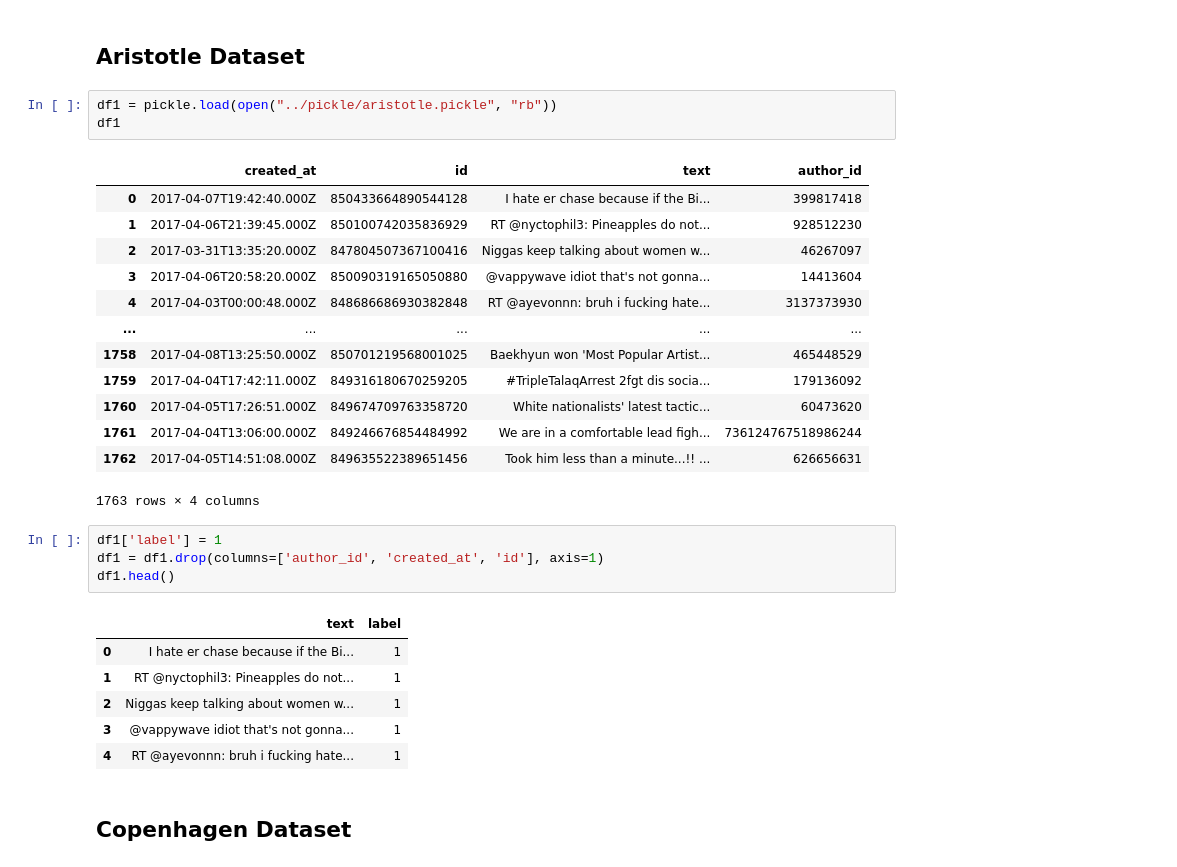
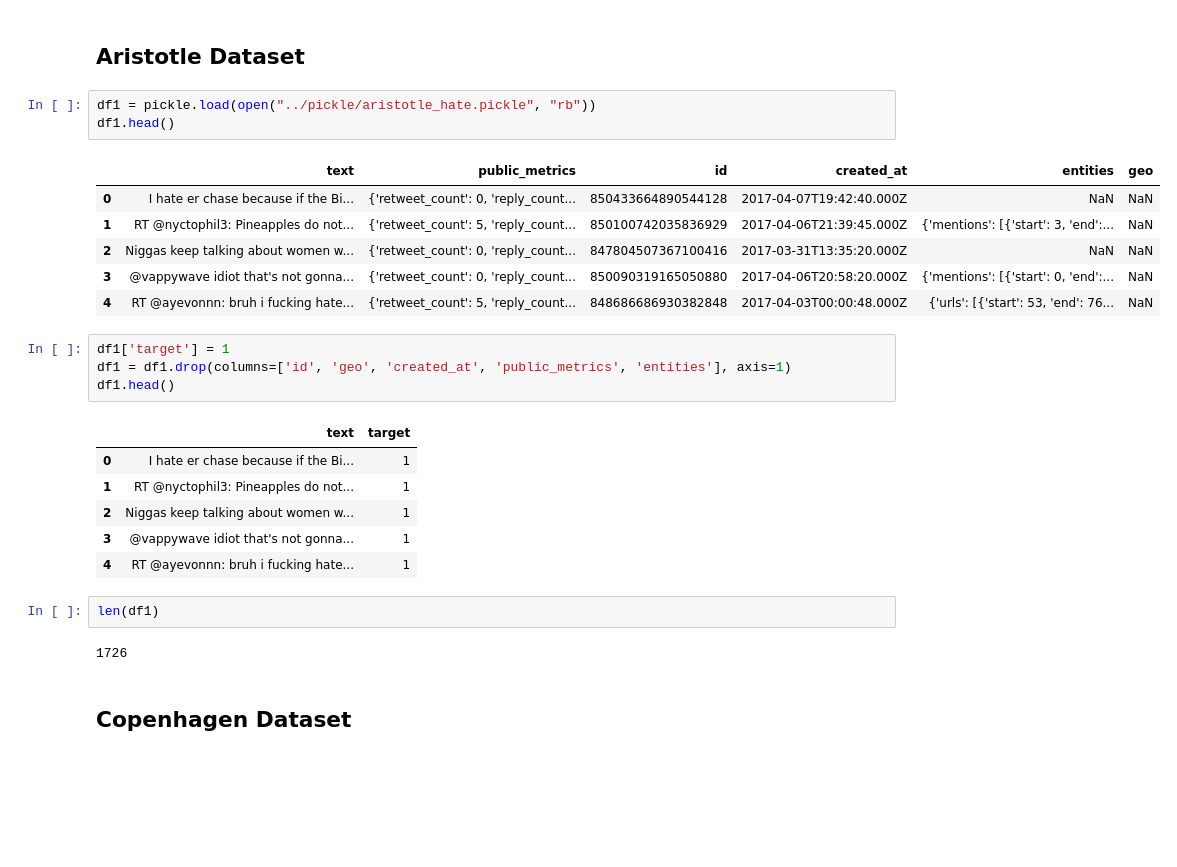
Before and after one commit to datascisteven/Automated-Hate-Tweet-Detection, a Jupyter notebook: notebooks/balanced.ipynb, the cells around one changed output. Saved outputs shown, nothing was run; the diff lists cells and outputs as text; blank space fills up the shorter version.

```diff
--- a/notebooks/balanced.ipynb
+++ b/notebooks/balanced.ipynb
@@ -19,33 +18,30 @@ from sklearn.model_selection import train_test_split
 # %% [markdown]
 ## Aristotle Dataset
 # %%
-df1 = pickle.load(open("../pickle/aristotle.pickle", "rb"))
-df1
+df1 = pickle.load(open("../pickle/aristotle_hate.pickle", "rb"))
+df1.head()
 # %% [output]
-|  | created_at | id | text | author_id |
-| 0 | 2017-04-07T19:42:40.000Z | 850433664890544128 | I hate er chase because if the Bi... | 399817418 |
-| 1 | 2017-04-06T21:39:45.000Z | 850100742035836929 | RT @nyctophil3: Pineapples do not... | 928512230 |
-| 2 | 2017-03-31T13:35:20.000Z | 847804507367100416 | Niggas keep talking about women w... | 46267097 |
-| 3 | 2017-04-06T20:58:20.000Z | 850090319165050880 | @vappywave idiot that's not gonna... | 14413604 |
-| 4 | 2017-04-03T00:00:48.000Z | 848686686930382848 | RT @ayevonnn: bruh i fucking hate... | 3137373930 |
-| ... | ... | ... | ... | ... |
-| 1758 | 2017-04-08T13:25:50.000Z | 850701219568001025 | Baekhyun won 'Most Popular Artist... | 465448529 |
-| 1759 | 2017-04-04T17:42:11.000Z | 849316180670259205 | #TripleTalaqArrest 2fgt dis socia... | 179136092 |
-| 1760 | 2017-04-05T17:26:51.000Z | 849674709763358720 | White nationalists' latest tactic... | 60473620 |
-| 1761 | 2017-04-04T13:06:00.000Z | 849246676854484992 | We are in a comfortable lead figh... | 736124767518986244 |
-| 1762 | 2017-04-05T14:51:08.000Z | 849635522389651456 | Took him less than a minute...!! ... | 626656631 |
+|  | text | public_metrics | id | created_at | entities | geo |
+| 0 | I hate er chase because if the Bi... | {'retweet_count': 0, 'reply_count... | 850433664890544128 | 2017-04-07T19:42:40.000Z | NaN | NaN |
+| 1 | RT @nyctophil3: Pineapples do not... | {'retweet_count': 5, 'reply_count... | 850100742035836929 | 2017-04-06T21:39:45.000Z | {'mentions': [{'start': 3, 'end':... | NaN |
+| 2 | Niggas keep talking about women w... | {'retweet_count': 0, 'reply_count... | 847804507367100416 | 2017-03-31T13:35:20.000Z | NaN | NaN |
+| 3 | @vappywave idiot that's not gonna... | {'retweet_count': 0, 'reply_count... | 850090319165050880 | 2017-04-06T20:58:20.000Z | {'mentions': [{'start': 0, 'end':... | NaN |
+| 4 | RT @ayevonnn: bruh i fucking hate... | {'retweet_count': 5, 'reply_count... | 848686686930382848 | 2017-04-03T00:00:48.000Z | {'urls': [{'start': 53, 'end': 76... | NaN |
-1763 rows × 4 columns
 # %%
-df1['label'] = 1
-df1 = df1.drop(columns=['author_id', 'created_at', 'id'], axis=1)
+df1['target'] = 1
+df1 = df1.drop(columns=['id', 'geo', 'created_at', 'public_metrics', 'entities'], axis=1)
 df1.head()
 # %% [output]
-|  | text | label |
+|  | text | target |
 | 0 | I hate er chase because if the Bi... | 1 |
 | 1 | RT @nyctophil3: Pineapples do not... | 1 |
 | 2 | Niggas keep talking about women w... | 1 |
 | 3 | @vappywave idiot that's not gonna... | 1 |
 | 4 | RT @ayevonnn: bruh i fucking hate... | 1 |
+# %%
+len(df1)
+# %% [output]
+1726
 # %% [markdown]
 ## Copenhagen Dataset
 # %%
```
Also changed, not shown: parts of 20 cells of this notebook, 23 other files.
